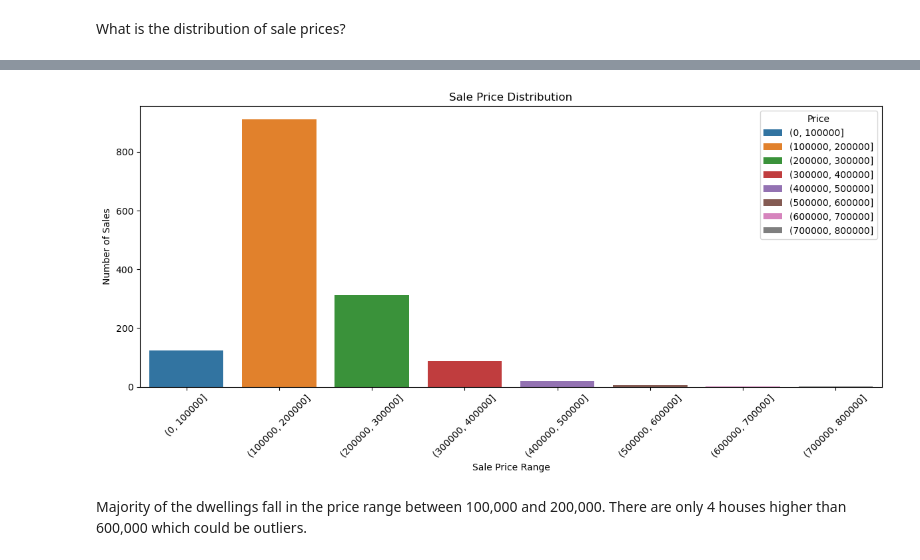
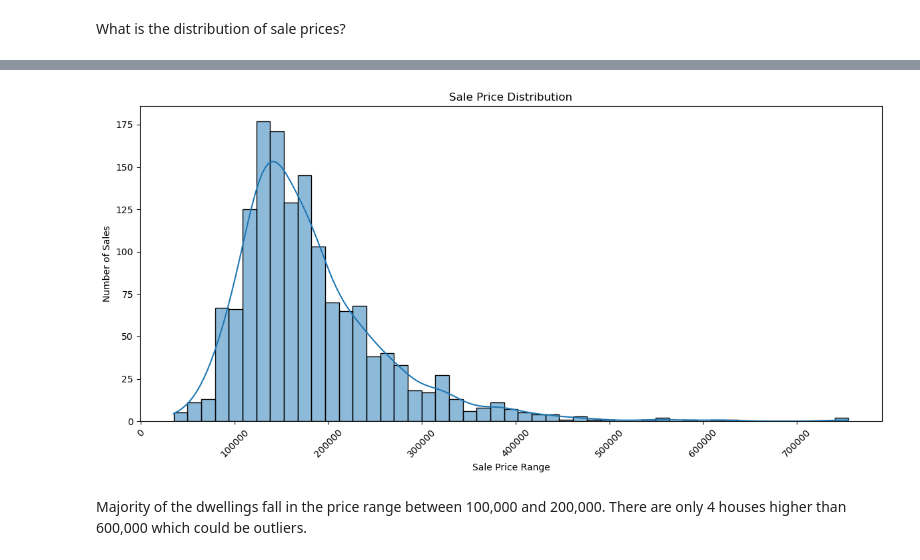
Before and after one commit to khadazhaia/house-prices-regression, a Jupyter notebook: code/01eda.ipynb, the cells around one changed output, grey strips where cells are left out. Saved outputs shown, nothing was run; the diff lists cells and outputs as text; code cells hidden in the pictures.

```diff
--- a/code/01eda.ipynb
+++ b/code/01eda.ipynb
@@ -296,15 +285,15 @@ price_df
 # %%
 # Plot sale prices
 plt.figure(figsize=(12, 6))
-sns.barplot(data=price_df, x="Price", y="Count", hue="Price")
+sns.histplot(train_df["SalePrice"], kde=True)
 plt.title("Sale Price Distribution")
 plt.xlabel("Sale Price Range")
 plt.ylabel("Number of Sales")
 plt.xticks(rotation=45)
 plt.tight_layout()
 plt.show()
 # %% [output]
-[figure, old version]
+[figure, new version]
 # %% [markdown]
 Majority of the dwellings fall in the price range between 100,000 and 200,000. There are only 4 houses higher than 600,000 which could be outliers.
 # %% [markdown]
```
Also changed, not shown: parts of 21 cells of this notebook.
